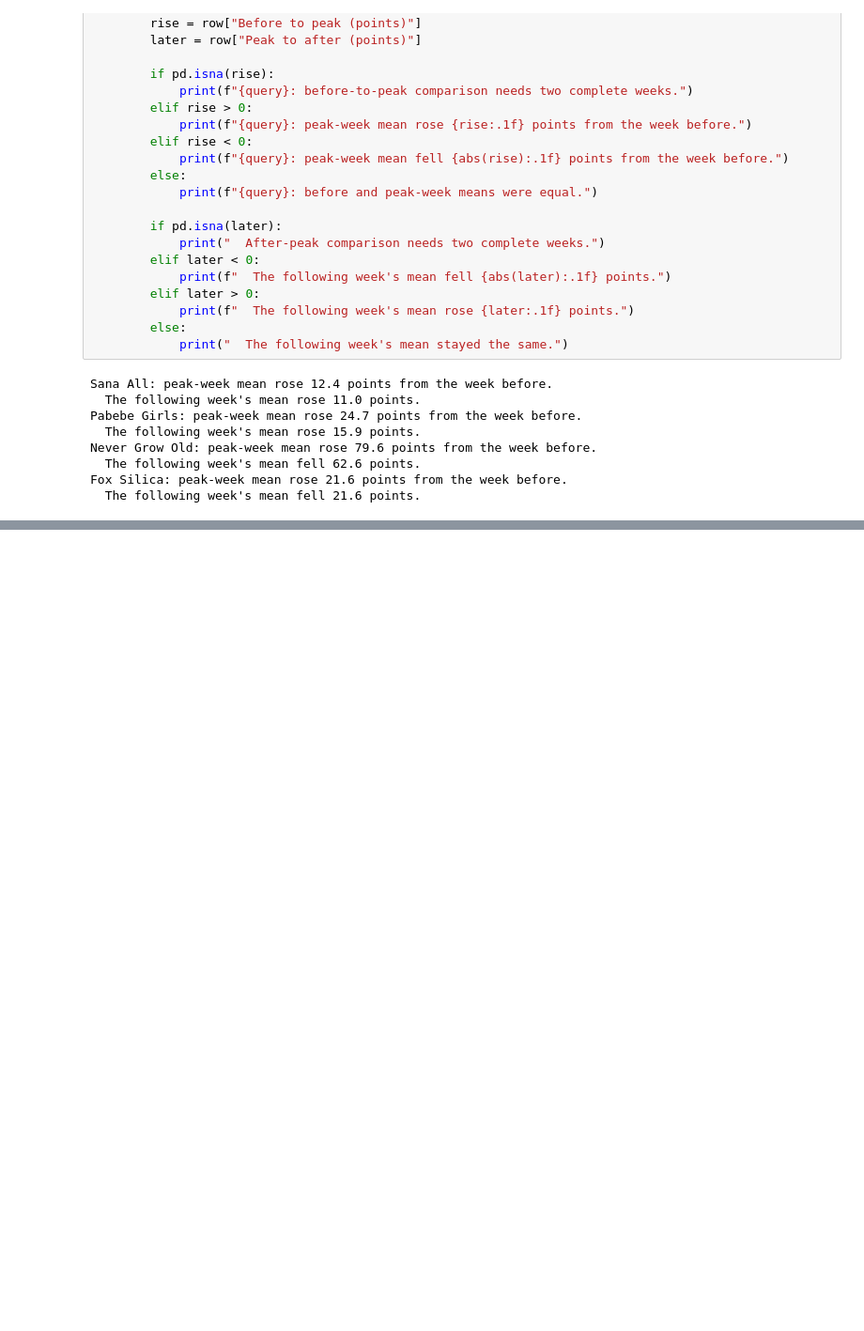
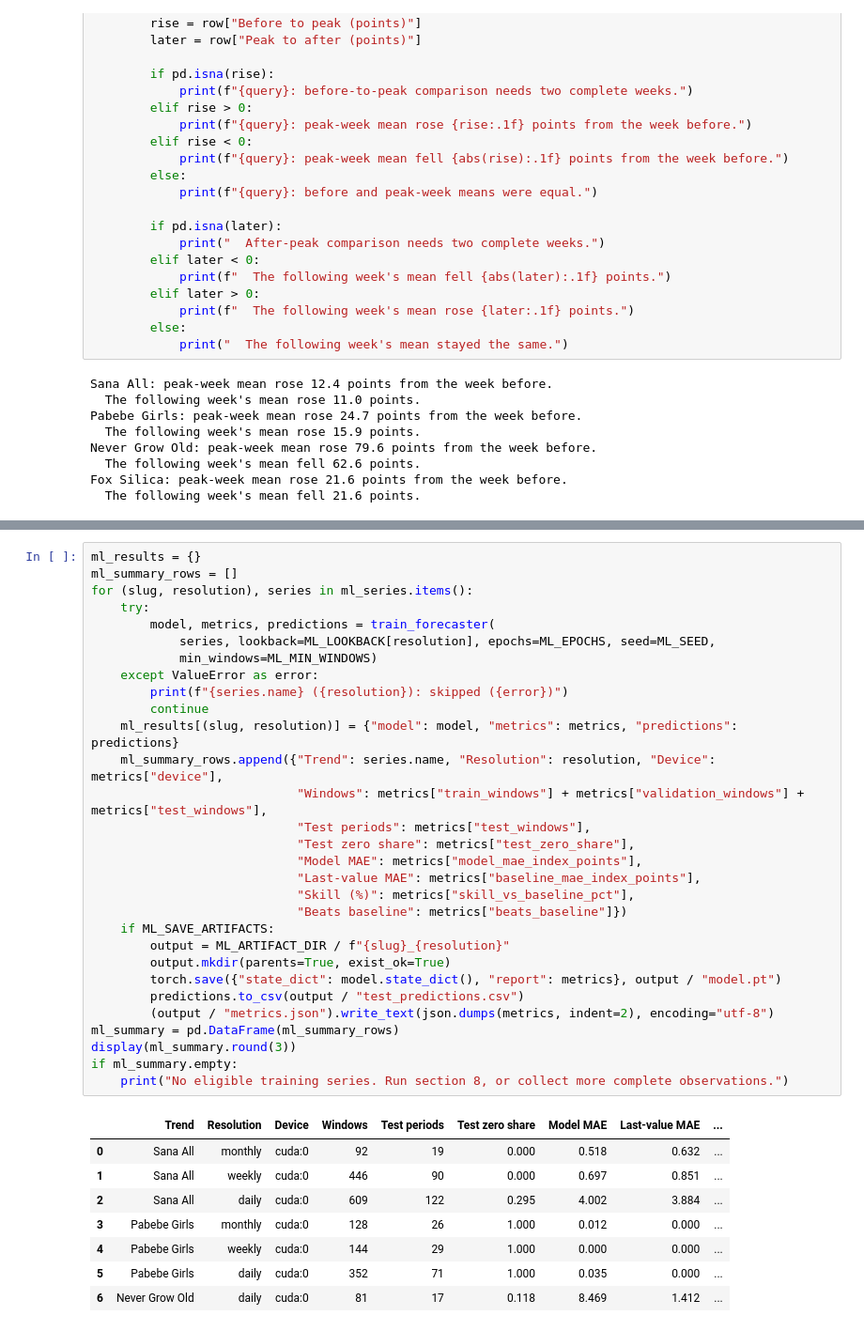
Before and after one commit to mcfcs/tagatrend, a Jupyter notebook: google_trends.ipynb, the cells around one changed output, grey strips where cells are left out. Shown at 94% size. Cells and saved outputs as stored; diff of their text form; blank space fills up the shorter version.

```diff
--- a/google_trends.ipynb
+++ b/google_trends.ipynb
@@ -1031,0 +1211,39 @@ pulls, and consistent histories before increasing model size.
+# %%
+ml_results = {}
+ml_summary_rows = []
+for (slug, resolution), series in ml_series.items():
+    try:
+        model, metrics, predictions = train_forecaster(
+            series, lookback=ML_LOOKBACK[resolution], epochs=ML_EPOCHS, seed=ML_SEED,
+            min_windows=ML_MIN_WINDOWS)
+    except ValueError as error:
+        print(f"{series.name} ({resolution}): skipped ({error})")
+        continue
+    ml_results[(slug, resolution)] = {"model": model, "metrics": metrics, "predictions": predictions}
+    ml_summary_rows.append({"Trend": series.name, "Resolution": resolution, "Device": metrics["device"],
+                            "Windows": metrics["train_windows"] + metrics["validation_windows"] + metrics["test_windows"],
+                            "Test periods": metrics["test_windows"],
+                            "Test zero share": metrics["test_zero_share"],
+                            "Model MAE": metrics["model_mae_index_points"],
+                            "Last-value MAE": metrics["baseline_mae_index_points"],
+                            "Skill (%)": metrics["skill_vs_baseline_pct"],
+                            "Beats baseline": metrics["beats_baseline"]})
+    if ML_SAVE_ARTIFACTS:
+        output = ML_ARTIFACT_DIR / f"{slug}_{resolution}"
+        output.mkdir(parents=True, exist_ok=True)
+        torch.save({"state_dict": model.state_dict(), "report": metrics}, output / "model.pt")
+        predictions.to_csv(output / "test_predictions.csv")
+        (output / "metrics.json").write_text(json.dumps(metrics, indent=2), encoding="utf-8")
+ml_summary = pd.DataFrame(ml_summary_rows)
+display(ml_summary.round(3))
+if ml_summary.empty:
+    print("No eligible training series. Run section 8, or collect more complete observations.")
+# %% [output]
+|  | Trend | Resolution | Device | Windows | Test periods | Test zero share | Model MAE | Last-value MAE | ... |
+| 0 | Sana All | monthly | cuda:0 | 92 | 19 | 0.000 | 0.518 | 0.632 | ... |
+| 1 | Sana All | weekly | cuda:0 | 446 | 90 | 0.000 | 0.697 | 0.851 | ... |
+| 2 | Sana All | daily | cuda:0 | 609 | 122 | 0.295 | 4.002 | 3.884 | ... |
+| 3 | Pabebe Girls | monthly | cuda:0 | 128 | 26 | 1.000 | 0.012 | 0.000 | ... |
+| 4 | Pabebe Girls | weekly | cuda:0 | 144 | 29 | 1.000 | 0.000 | 0.000 | ... |
+| 5 | Pabebe Girls | daily | cuda:0 | 352 | 71 | 1.000 | 0.035 | 0.000 | ... |
+| 6 | Never Grow Old | daily | cuda:0 | 81 | 17 | 0.118 | 8.469 | 1.412 | ... |
```
Also changed, not shown: parts of 23 cells of this notebook, 1 other file.
